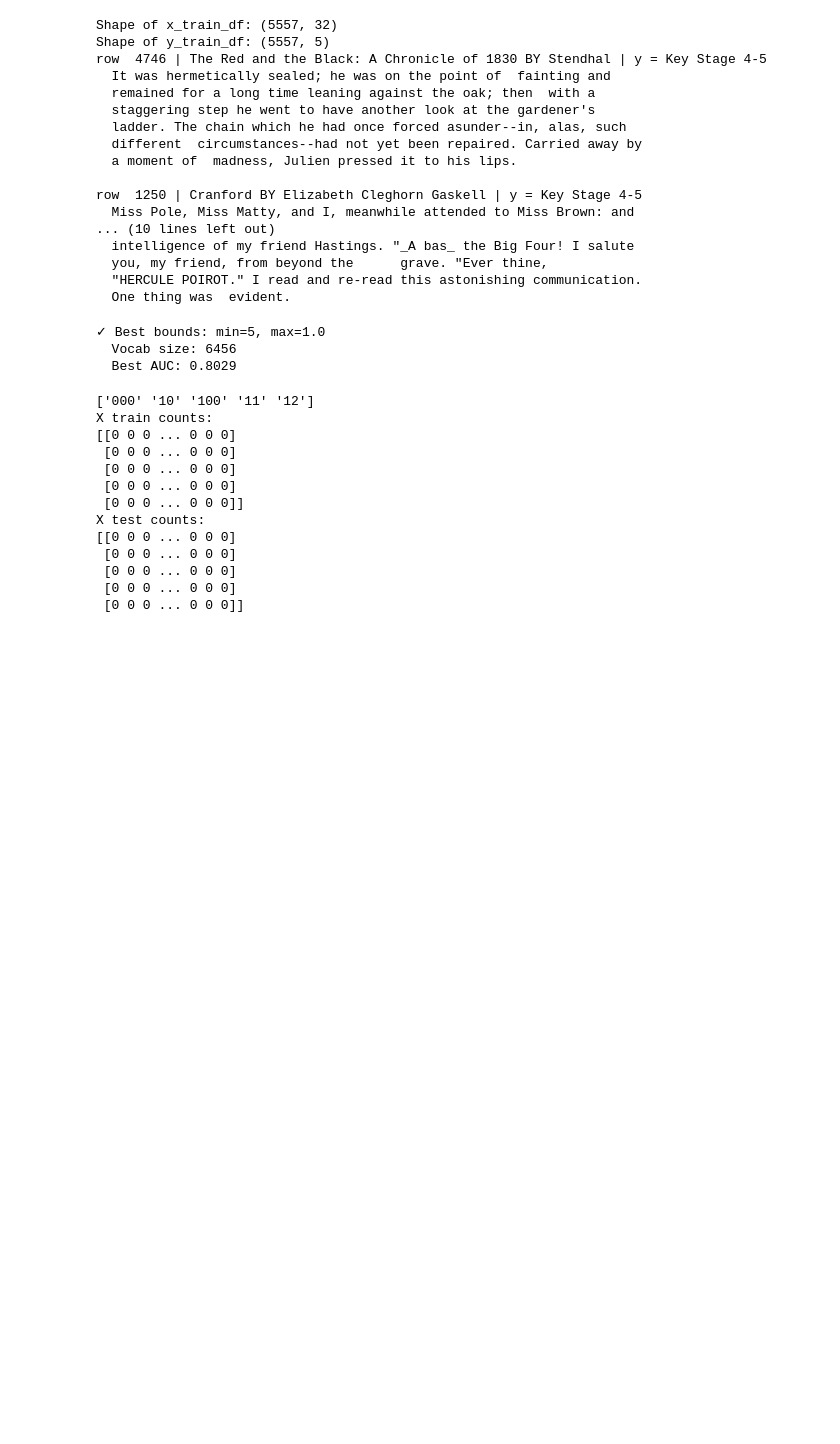
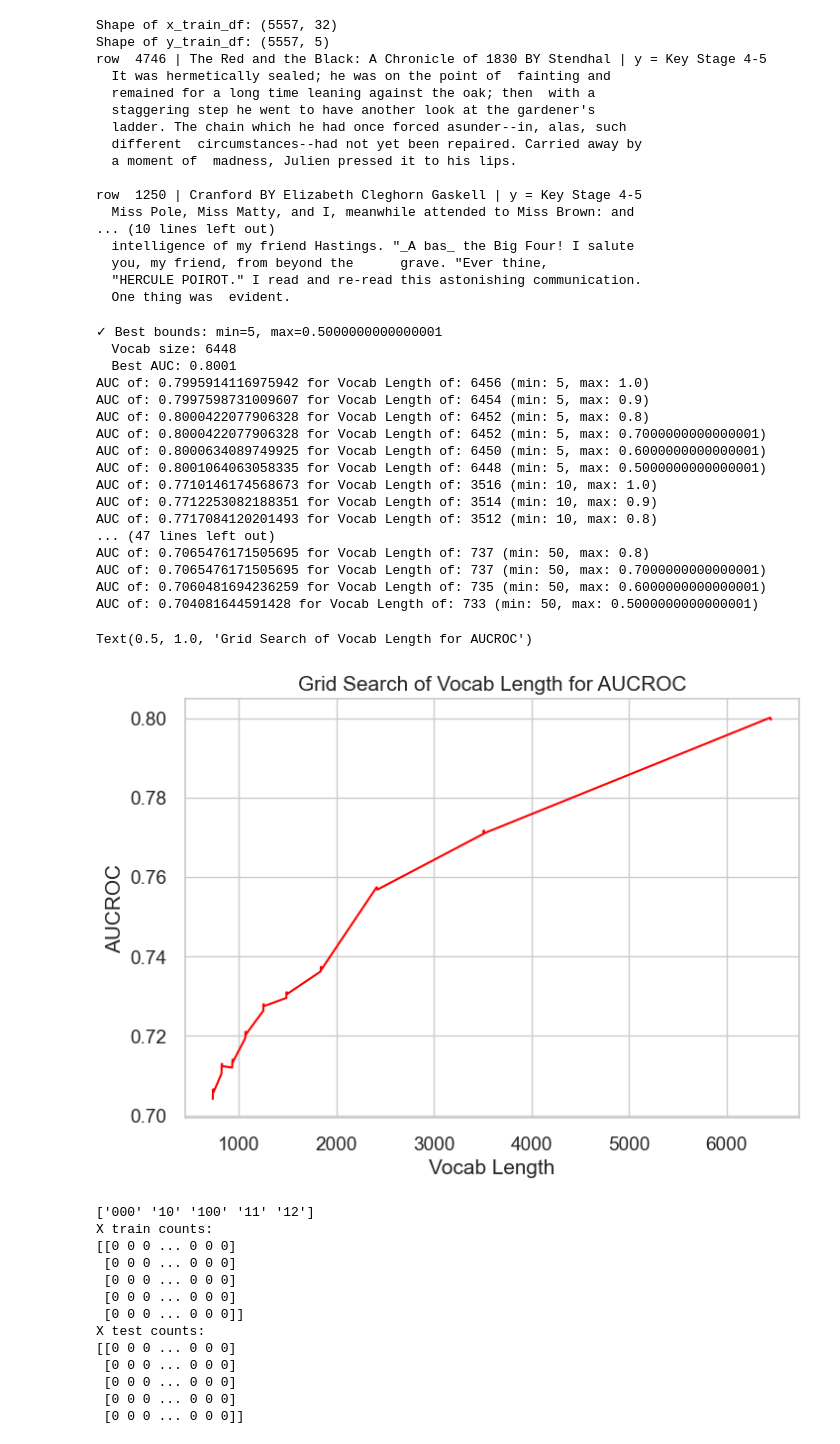
Before and after one commit to pickle244/ml-project-a, a Jupyter notebook: bow.ipynb, the cells around one changed output. Drawn from its saved outputs; the diff is of its cells as text; code cells hidden in the pictures; blank space fills up the shorter version.

```diff
--- a/bow.ipynb
+++ b/bow.ipynb
@@ -55,16 +55,11 @@ row  1250 | Cranford BY Elizabeth Cleghorn Gaskell | y = Key Stage 4-5
 # %%
 import sklearn
 from sklearn.feature_extraction.text import TfidfTransformer
-
-def make_logit_pipeline(C=1.0, use_tfidf=True, sublinear_tf=True):
-    """Construct a sklearn Pipeline that optionally applies TF-IDF to count features, then scales and fits a logistic regression."""
-    steps = []
-    if use_tfidf:
-        steps.append(('tfidf', TfidfTransformer()))
-    steps.extend([
-        ('logit', sklearn.linear_model.LogisticRegression(solver="lbfgs", l1_ratio=0, C=C, max_iter=1000))
-    ])
-    pipeline = sklearn.pipeline.Pipeline(steps=steps)
-    return pipeline
+# %%
+def make_logit_pipeline(C=1.0):
+    """Construct a sklearn Pipeline that optionally applies TF-IDF to count features, then scales and fits a logistic regression."""
+    steps = [('logit', sklearn.linear_model.LogisticRegression(solver="lbfgs", l1_ratio=0, C=C, max_iter=1000))]
+    pipeline = sklearn.pipeline.Pipeline(steps=steps)
+    return pipeline
 # %%
 from sklearn.feature_extraction.text import CountVectorizer
@@ -121,16 +122,48 @@ def find_best_vocab(
 # %%
 # Run tuning
-results = find_best_vocab()
-best_min_df = results['best_min_df']
-best_max_df = results['best_max_df']
+min_df_range = range(5, 51, 5)
+max_df_range = np.arange(1.0, 0.4, -0.1)
 
-print(f"\n✓ Best bounds: min={best_min_df}, max={best_max_df}")
-print(f"  Vocab size: {results['best_vocab_length']}")
-print(f"  Best AUC: {results['best_auc']:.4f}")
+results = find_best_vocab(min_df_range=min_df_range, max_df_range=max_df_range)
-# %% [output]
-✓ Best bounds: min=5, max=1.0
-  Vocab size: 6456
-  Best AUC: 0.8029
+# %%
+hypers_list = results['hypers_list']
+best_min_df = results['best_min_df']
+best_max_df = results['best_max_df']
+
+print(f"\n✓ Best bounds: min={best_min_df}, max={best_max_df}")
+print(f"  Vocab size: {results['best_vocab_length']}")
+print(f"  Best AUC: {results['best_auc']:.4f}")
+
+mins = [h[0] for h in hypers_list]
+maxes = [h[1] for h in hypers_list]
+vocab_lens = [h[2] for h in hypers_list]
+AUC_vals = [h[3] for h in hypers_list]
+for l, AUC, m1, m2 in zip(vocab_lens, AUC_vals, mins, maxes):
+    print(f"AUC of: {AUC} for Vocab Length of: {l} (min: {m1}, max: {m2})")
+plt.plot(vocab_lens, AUC_vals, color='red')
+plt.xlabel('Vocab Length')
+plt.ylabel('AUCROC')
+plt.title('Grid Search of Vocab Length for AUCROC')
+# %% [output]
+✓ Best bounds: min=5, max=0.5000000000000001
+  Vocab size: 6448
+  Best AUC: 0.8001
+AUC of: 0.7995914116975942 for Vocab Length of: 6456 (min: 5, max: 1.0)
+AUC of: 0.7997598731009607 for Vocab Length of: 6454 (min: 5, max: 0.9)
+AUC of: 0.8000422077906328 for Vocab Length of: 6452 (min: 5, max: 0.8)
+AUC of: 0.8000422077906328 for Vocab Length of: 6452 (min: 5, max: 0.7000000000000001)
+AUC of: 0.8000634089749925 for Vocab Length of: 6450 (min: 5, max: 0.6000000000000001)
+AUC of: 0.8001064063058335 for Vocab Length of: 6448 (min: 5, max: 0.5000000000000001)
+AUC of: 0.7710146174568673 for Vocab Length of: 3516 (min: 10, max: 1.0)
+AUC of: 0.7712253082188351 for Vocab Length of: 3514 (min: 10, max: 0.9)
+AUC of: 0.7717084120201493 for Vocab Length of: 3512 (min: 10, max: 0.8)
+... (47 lines left out)
+AUC of: 0.7065476171505695 for Vocab Length of: 737 (min: 50, max: 0.8)
+AUC of: 0.7065476171505695 for Vocab Length of: 737 (min: 50, max: 0.7000000000000001)
+AUC of: 0.7060481694236259 for Vocab Length of: 735 (min: 50, max: 0.6000000000000001)
+AUC of: 0.704081644591428 for Vocab Length of: 733 (min: 50, max: 0.5000000000000001)
+Text(0.5, 1.0, 'Grid Search of Vocab Length for AUCROC')
+[figure, added]
 # %%
 # Load and augment test data with same vocabulary
 x_test_df = pd.read_csv(os.path.join("data", "x_test.csv"))
```
Also changed, not shown: parts of 7 cells of this notebook, 3 other files.
